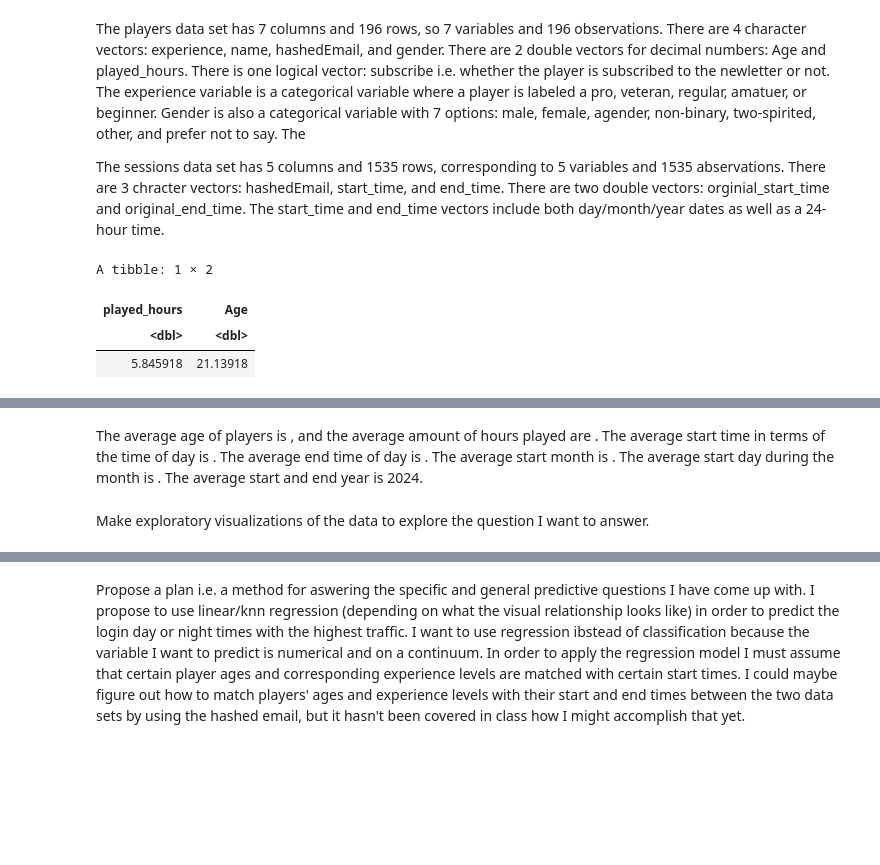
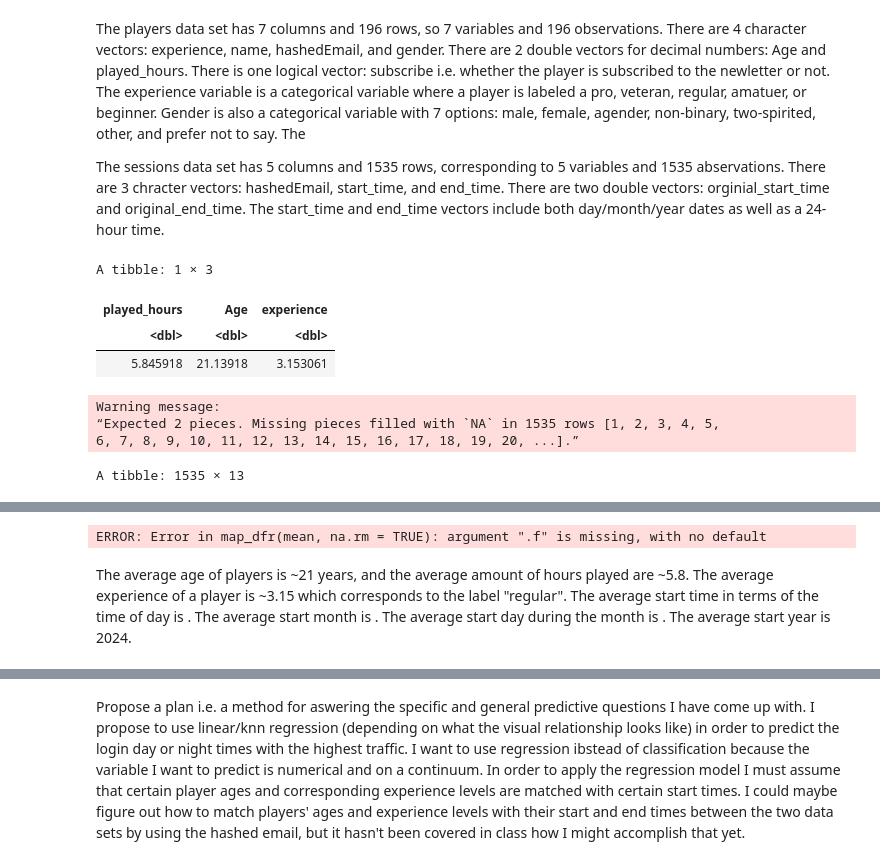
Before and after one commit to camillesnyder/Individual-Planning-for-Project, a Jupyter notebook: project_plan_008_19.ipynb, the cells around one changed output, grey strips where cells are left out. Drawn from its saved outputs; the diff is of its cells as text; code cells hidden in the pictures; blank space fills up the shorter version.

Commit message:
got everything up to speed so there are no more confusing date files

```diff
--- a/project_plan_008_19.ipynb
+++ b/project_plan_008_19.ipynb
@@ -83,28 +73,58 @@ The players data set has 7 columns and 196 rows, so 7 variables and 196 observat
 The sessions data set has 5 columns and 1535 rows, corresponding to 5 variables and 1535 abservations. There are 3 chracter vectors: hashedEmail, start_time, and end_time. There are two double vectors: orginial_start_time and original_end_time. The start_time and end_time vectors include both day/month/year dates as well as a 24-hour time.
 # %%
 #add code to calculate averages for number columns here
-library(repr)
-players_number_avgs <- players_data |>
-    select(played_hours, Age)|>
-    map_dfr( mean, na.rm = TRUE)
+players_wrang <- players_data|>
+    mutate(experience = as_factor(experience))|>
+    mutate(experience = fct_recode( experience,
+                                   "1" = "Beginner",
+                                   "2" = "Amateur",
+                                   "3" = "Regular",
+                                   "4" = "Veteran",
+                                   "5"= "Pro"))|>
+    mutate (experience = as.numeric(experience))
 
-players_number_avgs
+players_avgs <- players_wrang |>
+    select(played_hours, Age, experience)|>
+    map_dfr( mean, na.rm =TRUE)
+
+players_avgs
 #separate dates from times, separates hours from minutes, convert minutes to hours, combine hours and minutes, take average. ?separate dates by days and months
 #and convert units to months and add months to days to see the average date someone started or ended? year doesn't really matter since it all happened in 2024
 #maybe just take the average of days months and years separately because the time of month someone joined doesn't really matter just the month itself.
-# sessions_avgs <- sessions_data |>
-#     as_numeric(start_time, end_time)|>
-#     pivot_wider( delimiter = space, names = , values from = start_time, end_time)|>
-#     pivot_wider(delim = /, values from = , names = )|>
-#     pivot_wider(delim = :, values from = , names = )|>
-#     mutate( decimal_start_minutes = start_minutes/60, decimal_end_minutes = end_minutes/60)|>
-#     mutate(decimal_start_hr = decimal_start_minutes + start_hour, decimal_end_hr = decimal_end_minutes + end_hour)|>
-#     select(start_yr, end_yr, start_month, end_month, start_day, end_day, decimal_start_hr, decimal_end_hr, original_start_time, original_end_time)|>
-#     map_df(mean, na.rm = TRUE)
+#not wrangling the end_time column because I won't be using it
+ sessions_wrang <- sessions_data |>
+    separate(col = start_time,
+             c( "start_date", "start_time"),
+             sep = "/t ", #this is not the correct separator, it's not doing anything
+             remove = FALSE,
+             convert = TRUE)|>
+    separate(col= start_date,
+             c( "start_day", "start_month", "start_yr"),
+             sep = "/",
+             remove = FALSE,
+             convert = TRUE)|>
+    separate(col = start_time,
+             c( "start_hour", "start_minutes"),
+            sep = ":",
+             remove = FALSE,
+            convert = TRUE)|>
+    #is this necessary given the convert argument?
+    mutate( decimal_start_minutes = start_minutes/60 )|>
+    mutate(decimal_start_hr = decimal_start_minutes + start_hour)
 
-# sessions_avgs
+sessions_wrang
+
+sessions_avgs<- sessions_wrang|>
+    select(start_yr, start_month, start_day, decimal_start_hr, original_start_time, original_end_time)
+    map_dfr(mean, na.rm = TRUE)
+
+sessions_avgs
 # %% [output]
-A tibble: 1 × 2
+A tibble: 1 × 3
-| played_hours | Age |
-| <dbl> | <dbl> |
-| 5.845918 | 21.13918 |
+| played_hours | Age | experience |
+| <dbl> | <dbl> | <dbl> |
+| 5.845918 | 21.13918 | 3.153061 |
+Warning message:
+“Expected 2 pieces. Missing pieces filled with `NA` in 1535 rows [1, 2, 3, 4, 5,
+6, 7, 8, 9, 10, 11, 12, 13, 14, 15, 16, 17, 18, 19, 20, ...].”
+A tibble: 1535 × 13
@@ -111,7 +149,6 @@ A tibble: 1 × 2
+ERROR: Error in map_dfr(mean, na.rm = TRUE): argument ".f" is missing, with no default
 # %% [markdown]
-The average age of players is , and the average amount of hours played are .
-The average start time in terms of the time of day is . The average end time of day is . The average start month is . The average start day during the month is . The average start and end year is 2024.
+The average age of players is ~21 years, and the average amount of hours played are ~5.8. The average experience of a player is ~3.15 which corresponds to the label "regular".
+The average start time in terms of the time of day is . The average start month is . The average start day during the month is . The average start year is 2024.
-# %% [markdown]
-Make exploratory visualizations of the data to explore the question I want to answer.
 # %%
 #exploratory visualizations
```
Also changed, not shown: parts of 3 cells of this notebook.
